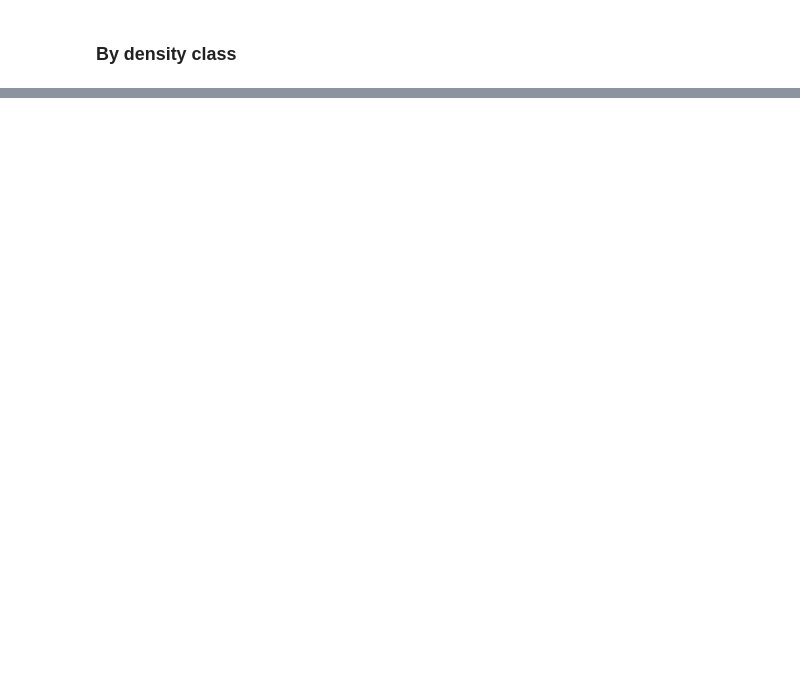
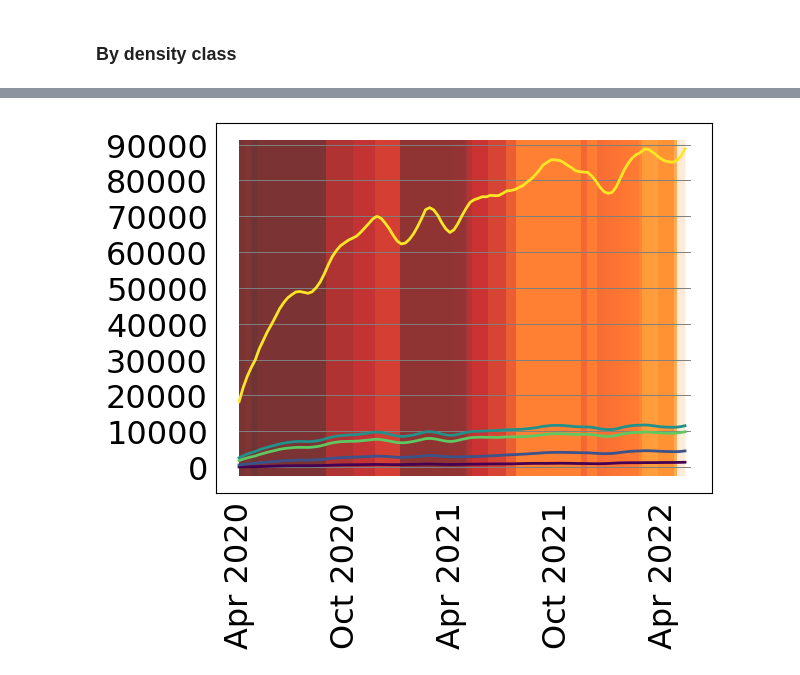
Before and after one commit to carmen-cabrera/latin-mobility-covid, a Jupyter notebook: code/analysis/08-dataframes-mov-evolution-capital.ipynb, the cells around one changed output, grey strips where cells are left out. Drawn from its saved outputs; the diff is of its cells as text; code cells hidden in the pictures; blank space fills up the shorter version.

```diff
--- a/code/analysis/08-dataframes-mov-evolution-capital.ipynb
+++ b/code/analysis/08-dataframes-mov-evolution-capital.ipynb
@@ -508,0 +453,76 @@ plt.show()
+# %%
+fig, ax = plt.subplots()
+
+ax.tick_params(axis = 'both', which = 'both', width = 0, length = 0, color = 'k', labelsize=20, pad=9)
+
+viridis = plt.cm.get_cmap('viridis')
+norm = plt.Normalize(0, n_class_density-1)
+
+maxima = []
+minima = []
+
+for i in range(n_class_density):
+
+
+    color = viridis(norm(i))
+    netflows_class_density = df_ts_weekly_inflows_class_density[i, :] - df_ts_weekly_outflows_class_density[i, :]
+    netflows_baseline_class_density = df_ts_weekly_inflows_baseline_class_density[i, :] - df_ts_weekly_outflows_baseline_class_density[i, :]
+    netflows_perchange = [netflows_class_density[i] for i in range(len(netflows_class_density))]
+    df_ts_weekly_class_density_plot = pd.DataFrame({'perchange_class': netflows_perchange})
+    netflows_baseline_perchange = [netflows_baseline_class_density[i] for i in range(len(netflows_baseline_class_density))]
+    df_ts_weekly_baseline_class_density_plot = pd.DataFrame({'perchange_class': netflows_baseline_perchange})
+
+#     df_ts_weekly_class_density_plot.loc[:,'rolling_perchange'] = df_ts_weekly_class_density_plot['perchange_class'].rolling(window=6).mean()
+#     ax.plot(np.arange(len(df_ts_weekly_class_density_plot['rolling_perchange']))*7, df_ts_weekly_class_density_plot['rolling_perchange'], color=color, lw=2, zorder=3)
+
+    df_ts_weekly_class_density_plot['rolling_perchange'] = df_ts_weekly_class_density_plot['perchange_class'].ewm(span=10).mean()
+    df_ts_weekly_class_density_plot['rolling_perchange'] = scipy.signal.savgol_filter(df_ts_weekly_class_density_plot['rolling_perchange'], window_length=10, polyorder=3)
+    df_ts_weekly_baseline_class_density_plot['rolling_perchange'] = df_ts_weekly_baseline_class_density_plot['perchange_class'].ewm(span=10).mean()
+    df_ts_weekly_baseline_class_density_plot['rolling_perchange'] = scipy.signal.savgol_filter(df_ts_weekly_baseline_class_density_plot['rolling_perchange'], window_length=10, polyorder=3)
+    ax.plot(np.arange(len(df_ts_weekly_class_density_plot['rolling_perchange']))*7, df_ts_weekly_class_density_plot['rolling_perchange'], color=color, lw=2, zorder=3)
+#     ax.plot(np.arange(len(df_ts_weekly_baseline_class_density_plot['rolling_perchange']))*7, df_ts_weekly_baseline_class_density_plot['rolling_perchange'], color=color, lw=2, zorder=3, linestyle=':')
+
+    maxima.append(max(df_ts_weekly_class_density_plot['rolling_perchange']))
+    minima.append(min(df_ts_weekly_class_density_plot['rolling_perchange']))
+#     maxima.append(max(df_ts_weekly_baseline_class_density_plot['rolling_perchange']))
+#     minima.append(min(df_ts_weekly_baseline_class_density_plot['rolling_perchange']))
+
+# ax.plot(np.arange(len(df_ts_weekly_class_density_plot['rolling_perchange'])*7), np.zeros(len(df_ts_weekly_class_density_plot['rolling_perchange'])*7), linestyle=':', color='k')
+
+stringencies = []
+for date in df_ts_class_density['date']:
+    stringencies.append(df_stringency[df_stringency['date']==date].reset_index(drop=True).loc[0,'stringency_index'])
+
+ymin = int(min(minima))-2500
+ymax = int(max(maxima))+2500
+
+for k in range(len(df_ts_class_density)):
+    try:
+        rgba = matplotlib.cm.gist_heat(1-(stringencies[k]-min(stringencies))/max(stringencies))
+    except:
+        rgba = matplotlib.cm.gist_heat(1-(stringencies[k-1]-min(stringencies))/max(stringencies))
+    x = [k-.50, k+.50]
+    ax.fill_between(x, ymin, ymax, color=rgba, alpha=0.8, edgecolor='None', linewidth=0, zorder=0)
+
+xticks = []
+xticks_labels = ['Apr 2020', 'Oct 2020', 'Apr 2021', 'Oct 2021', 'Apr 2022']
+for i in range(0, len(df_ts_class_density['rolling_perchange'])):
+    if i%183 == 0:
+        xticks.append(i)
+ax.set_xticks(xticks, xticks_labels)
+ax.tick_params(axis = 'x', bottom=True, labelsize = 23, pad=6, rotation=90)
+
+yticks = []
+for i in range(ymin, ymax):
+    if i%10000 == 0:
+        yticks.append(i)
+ax.set_yticks(yticks, yticks)
+for y in yticks:
+    ax.plot([0, len(df_ts_class_density['rolling_perchange'])],[y,y], color='gray', lw=0.7, zorder=0)
+ax.tick_params(axis = 'y', labelsize = 23, pad=6, rotation=0)
+
+plt.savefig(wd + '/plots/evolution/' + flows + '/by-density/' + country_short + '/evo_netflows_absolute' + capital_suffix + dist_suffix + raw_suffix + adjust_suffix + radius_suffix + '.pdf', bbox_inches = 'tight')
+
+plt.show()
+# %% [output]
+[figure, added]
```
Also changed, not shown: parts of 7 cells of this notebook, 54 other files.
